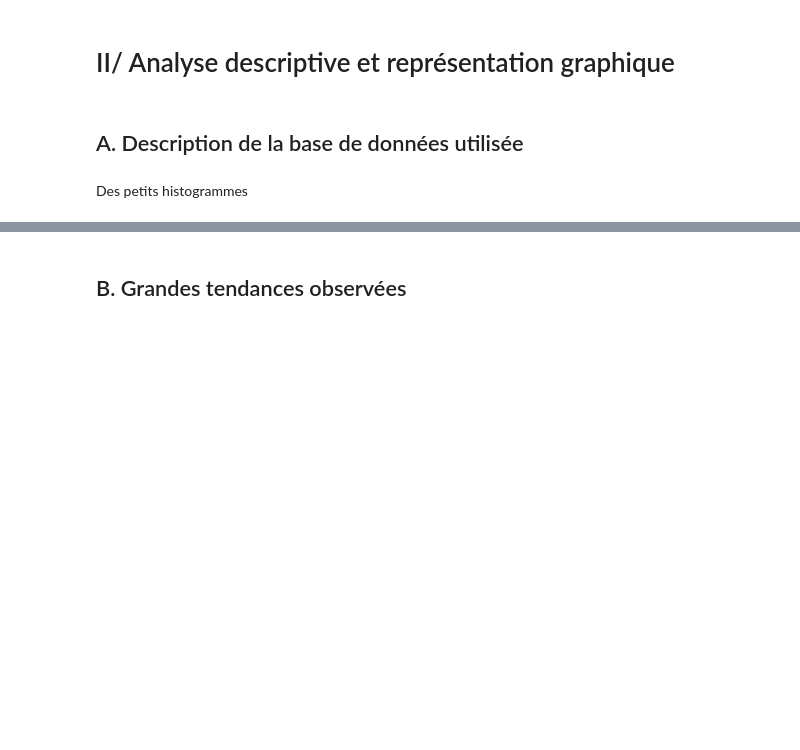
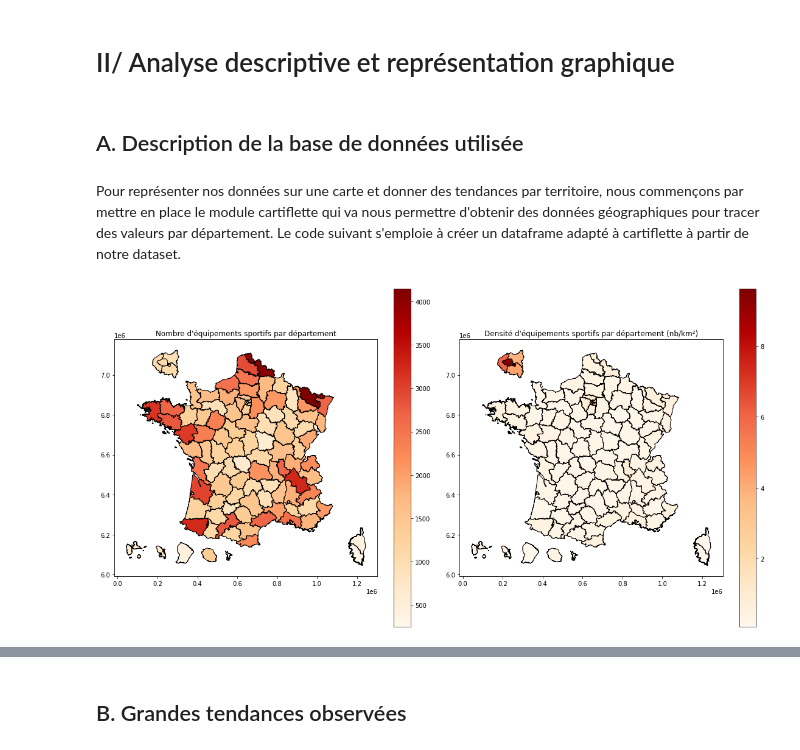
Before and after one commit to cyprienmathe/Python-data-science, a Jupyter notebook: main.ipynb, the cells around one changed output, grey strips where cells are left out. Saved outputs shown, nothing was run; the diff lists cells and outputs as text; code cells hidden in the pictures; blank space fills up the shorter version.

```diff
--- a/main.ipynb
+++ b/main.ipynb
@@ -96,0 +147,6 @@ Près de 50% des lignes du datasets ont été supprimées, le nettoyage était d
+# %%
+#Correction des polygones cartiflette pour n'avoir qu'un polygone par département
+departements = departements.dissolve(by='INSEE_DEP')
+departements = departements.reset_index()
+
+departements['INSEE_DEP'] = departements['INSEE_DEP'].astype(str)
@@ -100,5 +176,48 @@ Près de 50% des lignes du datasets ont été supprimées, le nettoyage était d
 # II/ Analyse descriptive et représentation graphique
 # %% [markdown]
 ## A. Description de la base de données utilisée
-# %% [markdown]
-Des petits histogrammes
+# %% [markdown]
+Pour représenter nos données sur une carte et donner des tendances par territoire, nous commençons par mettre en place le module cartiflette qui va nous permettre d'obtenir des données géographiques pour tracer des valeurs par département. Le code suivant s'emploie à créer un dataframe adapté à cartiflette à partir de notre dataset.
+# %%
+#Pour accorder les deux colonnes sur lesquelles merge les bases de donnée, la synthèse se fait sur 'dep_code_filled'
+# Le filled est très important pour une question de correspondance de syntaxe
+
+#On compte le nombre de numéro de sites différents par code de département
+counts = df_es.groupby('dep_code_filled')['inst_numero'].count().reset_index(name='count')
+
+#On passe le code de département en string pour cartiflette
+counts['dep_code_filled'] = counts['dep_code_filled'].astype(str)
+
+#Fusion des données cartiflette et de notre base de données par le numéro des départements maintenant homogénéisé
+departements = departements.merge(counts, left_on="INSEE_DEP", right_on="dep_code_filled", how="left")
+departements_eco = departements_eco.merge(counts, left_on="INSEE_DEP", right_on="dep_code_filled", how="left")
+# %%
+fig, axes = plt.subplots(1, 2, figsize=(16, 8))
+
+# Tracer une première carte de nb d'infra par dep
+departements.plot(
+    column='count',            # La colonne utilisée pour colorier la carte
+    cmap='OrRd',                  # Palette de couleurs (Orange-Red)
+    legend=True,                  # Afficher une légende
+    ax=axes[0],              # Taille de la carte
+    edgecolor='black'             # Couleur des bordures
+)
+
+axes[0].set_title('Nombre d\'équipements sportifs par département')
+
+# Tracer une seconde carte pour obtenir un indicateur secondaire calculé à partir des autres données (ici nb d'infra par km²)
+departements['param_interet'] = departements['count']/departements['AREA']
+
+departements.plot(
+    column='param_interet',            # La colonne utilisée pour colorier la carte
+    cmap='OrRd',                  # Palette de couleurs (Orange-Red)
+    legend=True,                  # Afficher une légende
+    ax=axes[1],              # Taille de la carte
+    edgecolor='black'             # Couleur des bordures
+)
+
+axes[1].set_title("Densité d'équipements sportifs par département (nb/km²)")
+
+plt.tight_layout()
+# %% [output]
+[figure, added]
```
Also changed, not shown: parts of 26 cells of this notebook, 1 other file.
